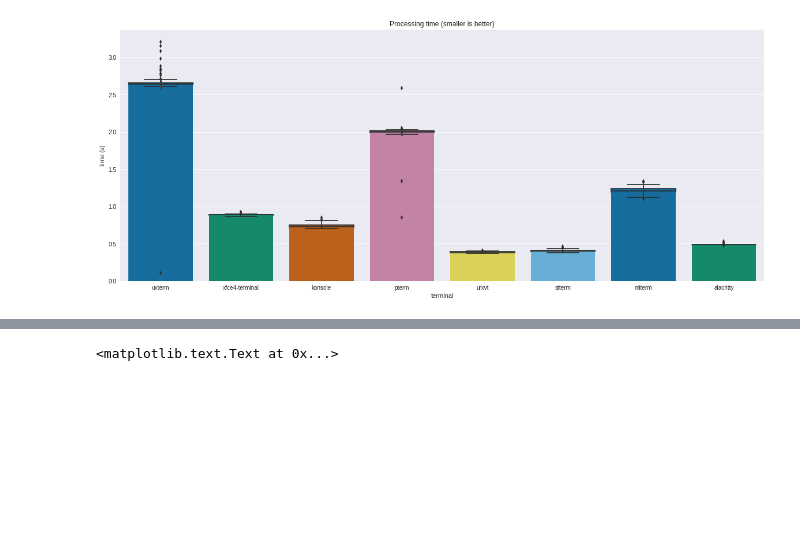
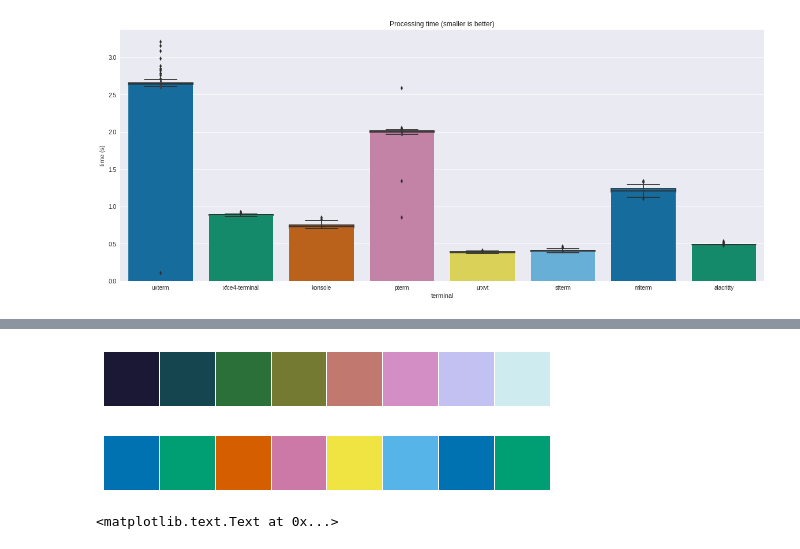
Before and after one commit to anarcat/terms-benchmarks, a Jupyter notebook: benchmarks.ipynb, the cells around one changed output, grey strips where cells are left out. Drawn from its saved outputs; the diff is of its cells as text; code cells hidden in the pictures; blank space fills up the shorter version.

```diff
--- a/benchmarks.ipynb
+++ b/benchmarks.ipynb
@@ -125,3 +166,9 @@ ax.set_ylabel('CPU (%)')
+# %%
+sns.palplot(sns.color_palette("cubehelix", 8))
+sns.palplot(sns.color_palette("colorblind", 8))
+# %% [output]
+[figure, added]
+[figure, added]
 # %%
 fig, _ = plt.subplots()
 fig.set_figwidth(FIG_WIDTH)
```
Also changed, not shown: parts of 6 cells of this notebook, 4 other files.
